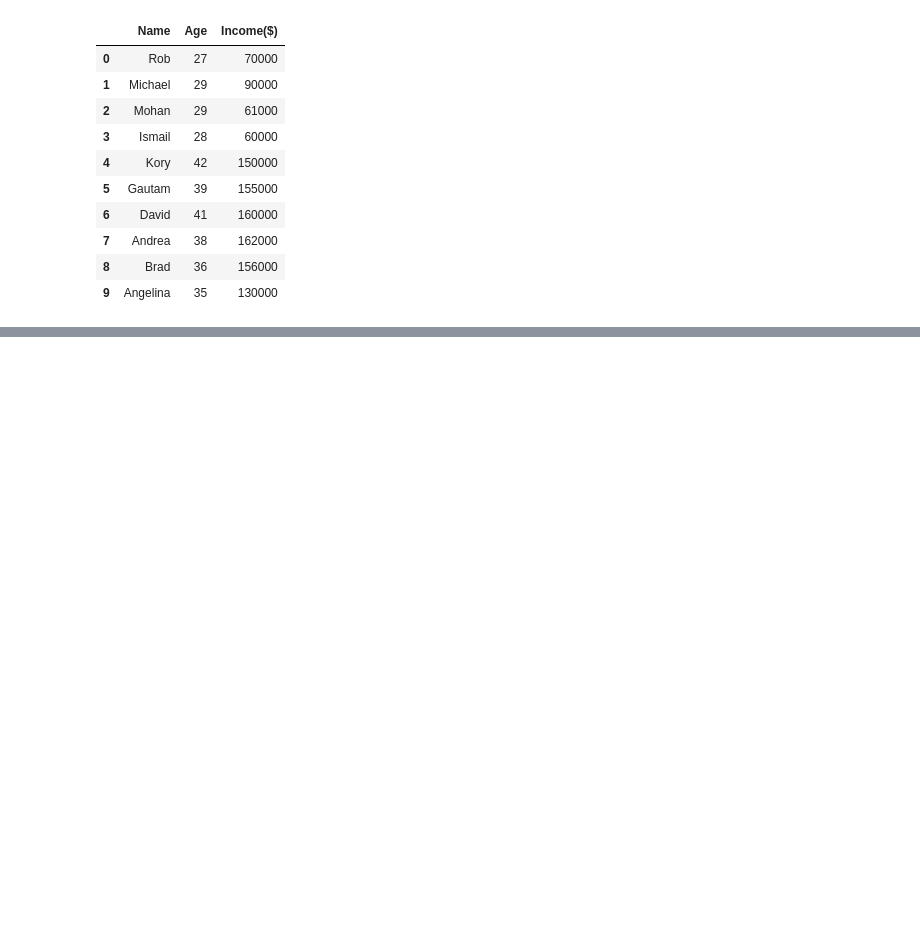
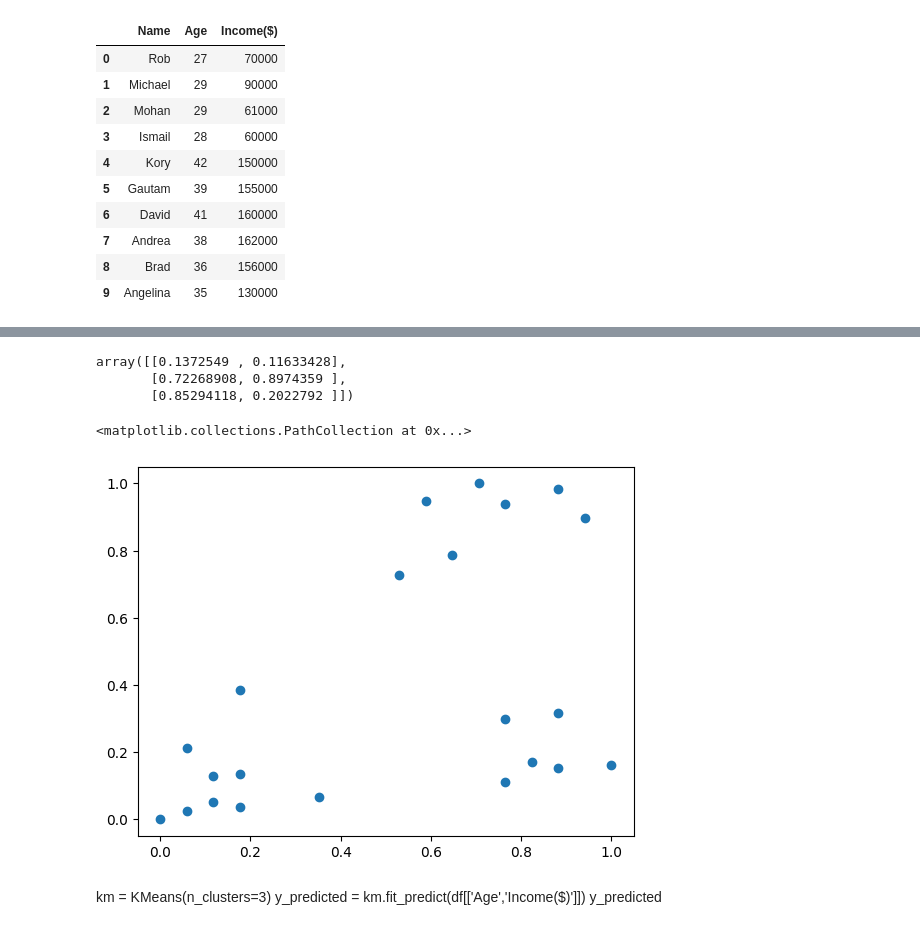
Before and after one commit to madhan2707/ML-with-flask, a Jupyter notebook: k_means.ipynb, the cells around one changed output, grey strips where cells are left out. Saved outputs shown, nothing was run; the diff lists cells and outputs as text; code cells hidden in the pictures; blank space fills up the shorter version.

```diff
--- a/k_means.ipynb
+++ b/k_means.ipynb
@@ -78,0 +59,7 @@ AttributeError: module 'matplotlib.pyplot' has no attribute 'xlable'
+# %%
+from sklearn.preprocessing import MinMaxScaler # Corrected the class name to MinMaxScaler
+scalar = MinMaxScaler()
+scalar.fit(df[['Income($)']])
+df['Income($)'] = scalar.transform(df[['Income($)']])
+scalar.fit(df[['Age']])
+df['Age'] = scalar.transform(df[['Age']])
@@ -78,0 +75,15 @@ AttributeError: module 'matplotlib.pyplot' has no attribute 'xlable'
+# %%
+km.cluster_centers_
+# %% [output]
+array([[0.1372549 , 0.11633428],
+       [0.72268908, 0.8974359 ],
+       [0.85294118, 0.2022792 ]])
+# %%
+plt.scatter(df.Age,df['Income($)'])
+# %% [output]
+<matplotlib.collections.PathCollection at 0x...>
+[figure, added]
+# %% [markdown]
+km = KMeans(n_clusters=3)
+y_predicted = km.fit_predict(df[['Age','Income($)']])
+y_predicted
```
Also changed, not shown: parts of 14 cells of this notebook.
